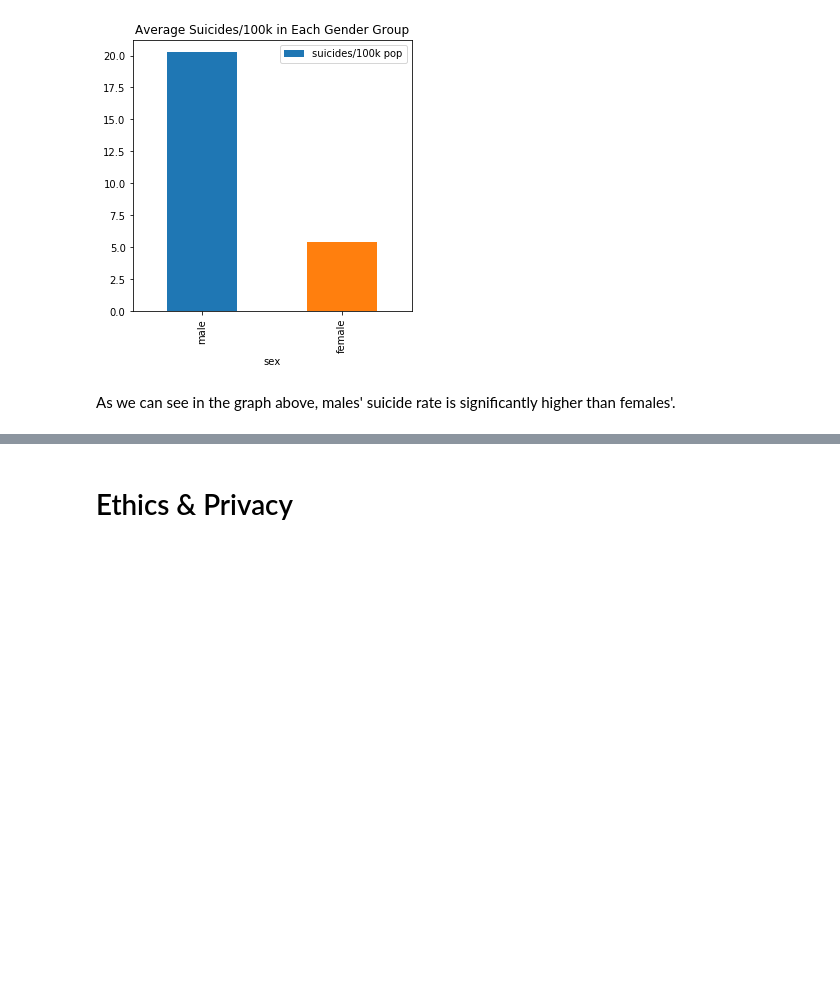
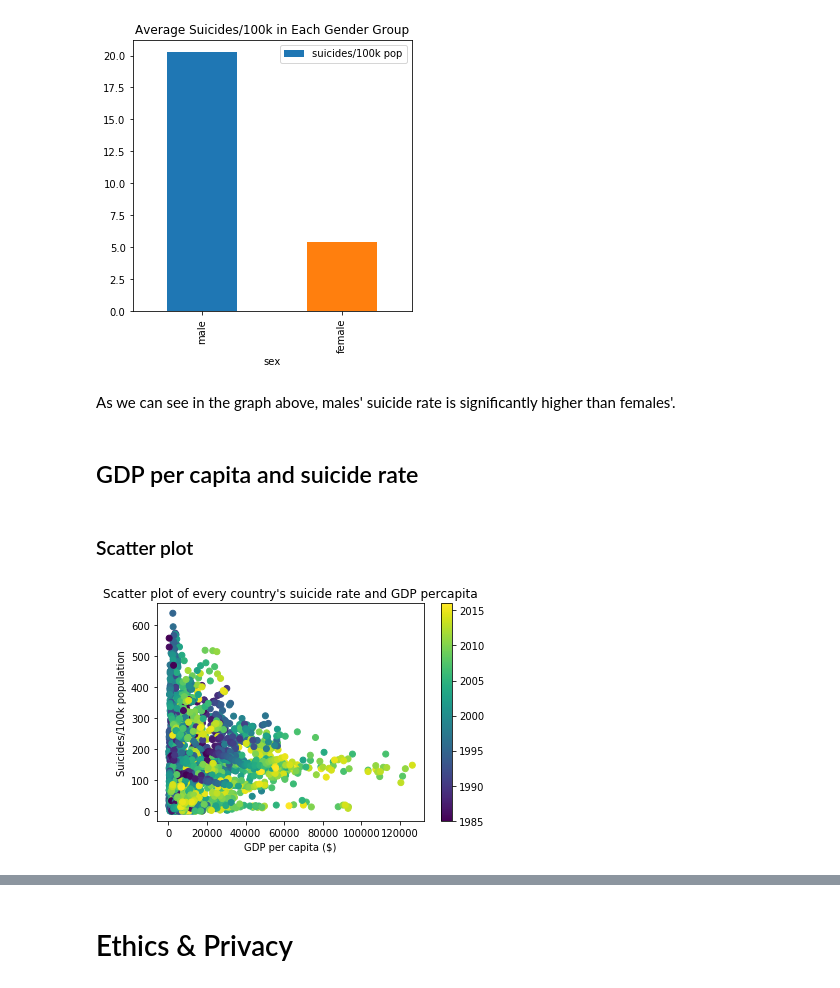
Before and after one commit to YuechenL/COGS108FinalProject, a Jupyter notebook: FinalProject.ipynb, the cells around one changed output, grey strips where cells are left out. Drawn from its saved outputs; the diff is of its cells as text; code cells hidden in the pictures; blank space fills up the shorter version.

```diff
--- a/FinalProject.ipynb
+++ b/FinalProject.ipynb
@@ -139,0 +128,3 @@ main_df
+# %%
+main_df.rename(columns={' gdp_for_year ($) ':'gdp_for_year ($)'}, inplace=True)
+main_df
@@ -245,3 +255,22 @@ gender_group.plot(y='suicides/100k pop',kind="bar", figsize=(5, 5), title="Avera
 [figure]
 # %% [markdown]
 As we can see in the graph above, males' suicide rate is significantly higher than females'.
+# %% [markdown]
+## GDP per capita and suicide rate
+# %%
+# combine suicide number of diffent gender and age in same country and same year
+aggregation_functions = {'country-year': 'first','country': 'first','year': 'first', 'suicides/100k pop': 'sum', 'gdp_per_capita ($)': 'first'}
+df_new = main_df.groupby(main_df['country-year']).aggregate(aggregation_functions).reindex(columns=main_df.columns)
+df_new.drop(['sex', 'age', 'suicides_no','population','HDI for year','gdp_for_year ($)','generation'], inplace=True, axis=1)
+# %% [markdown]
+### Scatter plot
+# %%
+# scatter plot to see suicide rate and GDP per capita for countries in different year
+plt.scatter(df_new['gdp_per_capita ($)'],df_new['suicides/100k pop'],c=df_new['year'])
+plt.title("Scatter plot of every country's suicide rate and GDP per capita")
+plt.xlabel("GDP per capita ($)")
+plt.ylabel("Suicides/100k population")
+plt.colorbar()
+plt.show()
+# %% [output]
+[figure, added]
```
Also changed, not shown: parts of 24 cells of this notebook.
